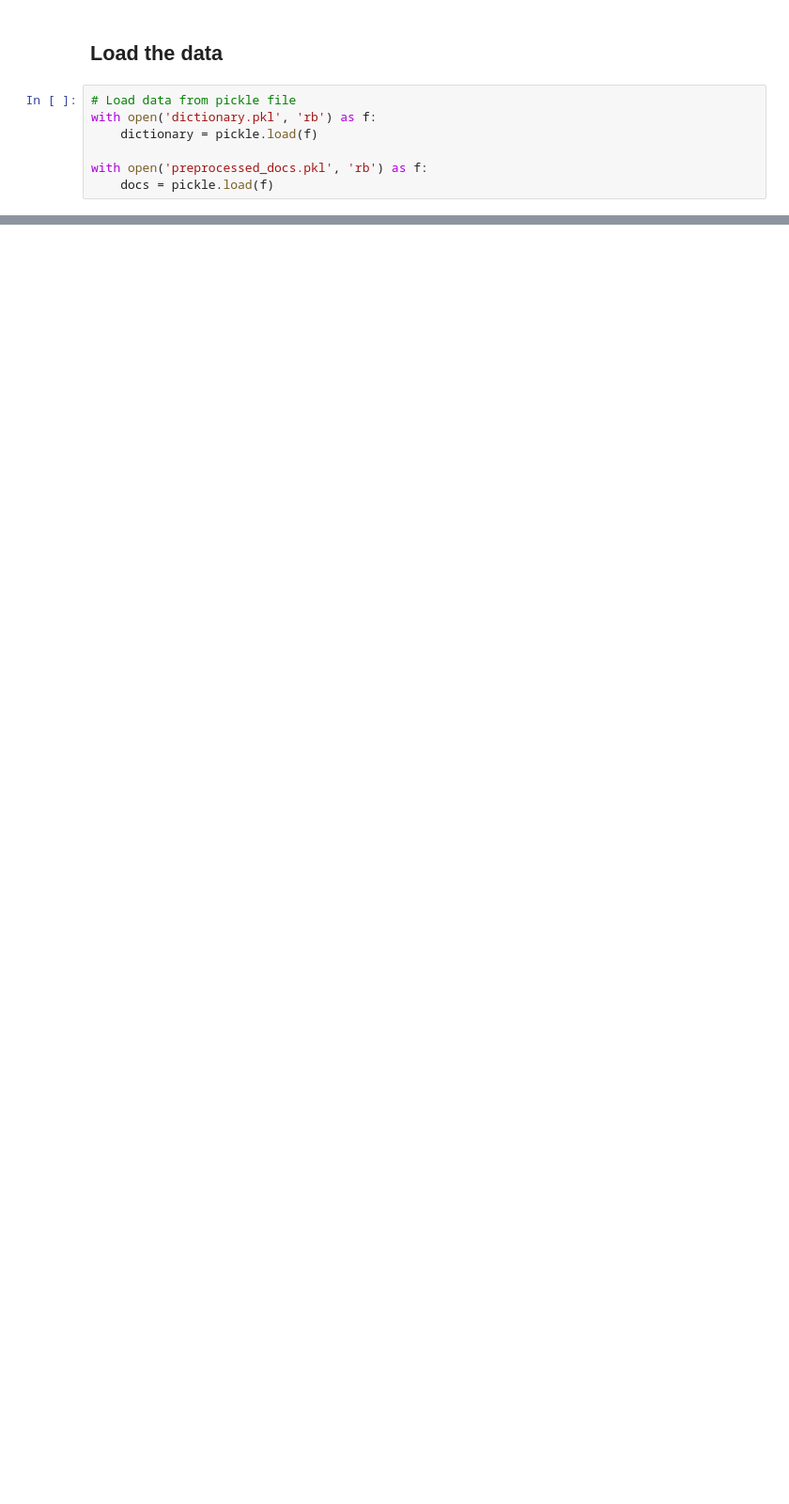
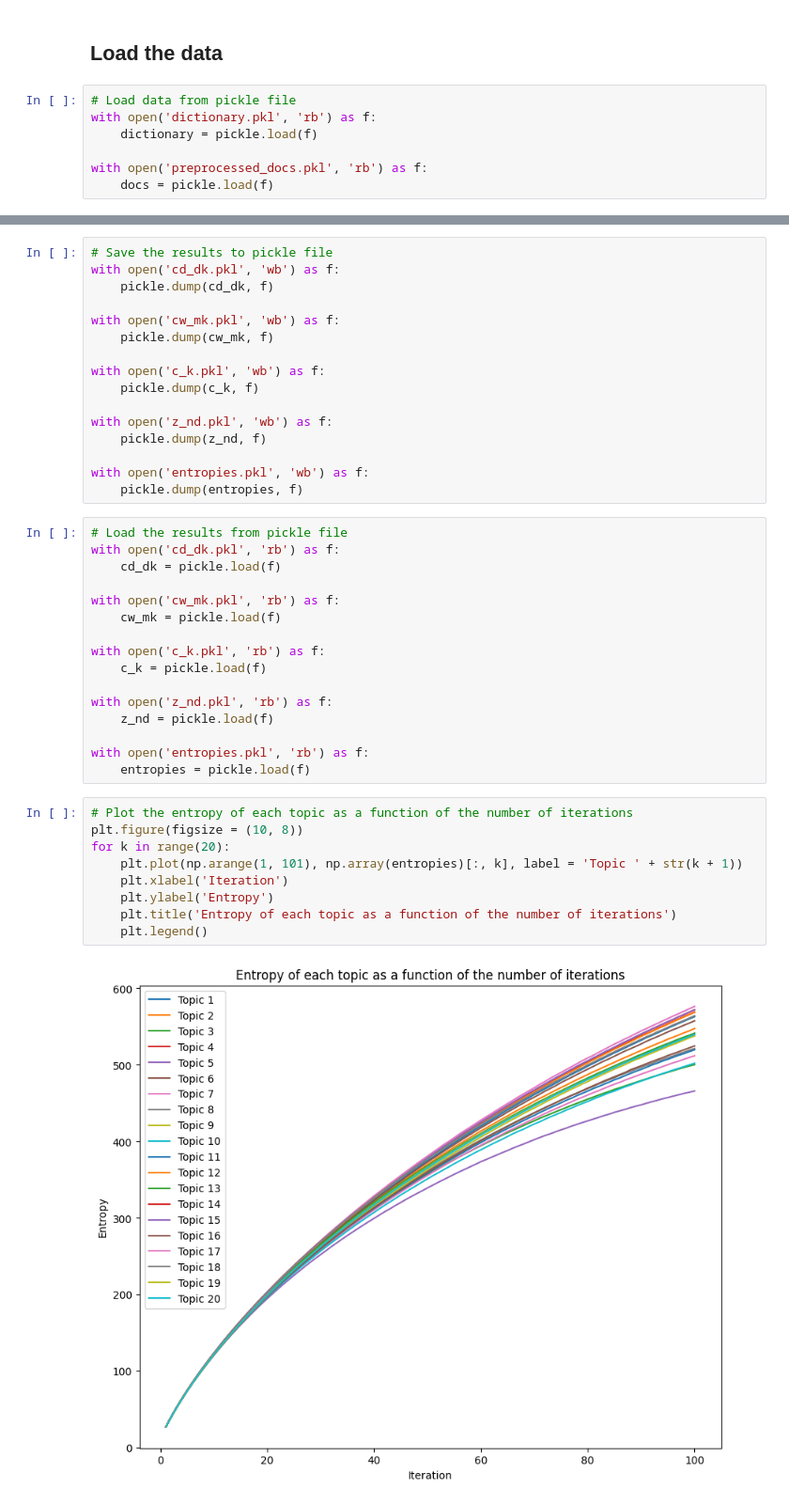
Before and after one commit to HMkrtich/UnSupNLP, a Jupyter notebook: LDA.ipynb, the cells around one changed output, grey strips where cells are left out. Shown: that part at 94% size. Drawn from its saved outputs; the diff is of its cells as text; blank space fills up the shorter version.

```diff
--- a/LDA.ipynb
+++ b/LDA.ipynb
@@ -169,0 +257,43 @@ Note: you may need to restart the kernel to use updated packages.
+# %%
+# Save the results to pickle file
+with open('cd_dk.pkl', 'wb') as f:
+    pickle.dump(cd_dk, f)
+
+with open('cw_mk.pkl', 'wb') as f:
+    pickle.dump(cw_mk, f)
+
+with open('c_k.pkl', 'wb') as f:
+    pickle.dump(c_k, f)
+
+with open('z_nd.pkl', 'wb') as f:
+    pickle.dump(z_nd, f)
+
+with open('entropies.pkl', 'wb') as f:
+    pickle.dump(entropies, f)
+# %%
+# Load the results from pickle file
+with open('cd_dk.pkl', 'rb') as f:
+    cd_dk = pickle.load(f)
+
+with open('cw_mk.pkl', 'rb') as f:
+    cw_mk = pickle.load(f)
+
+with open('c_k.pkl', 'rb') as f:
+    c_k = pickle.load(f)
+
+with open('z_nd.pkl', 'rb') as f:
+    z_nd = pickle.load(f)
+
+with open('entropies.pkl', 'rb') as f:
+    entropies = pickle.load(f)
+# %%
+# Plot the entropy of each topic as a function of the number of iterations
+plt.figure(figsize = (10, 8))
+for k in range(20):
+    plt.plot(np.arange(1, 101), np.array(entropies)[:, k], label = 'Topic ' + str(k + 1))
+    plt.xlabel('Iteration')
+    plt.ylabel('Entropy')
+    plt.title('Entropy of each topic as a function of the number of iterations')
+    plt.legend()
+# %% [output]
+[figure, added]
```
Also changed, not shown: parts of 24 cells of this notebook, 9 other files.
